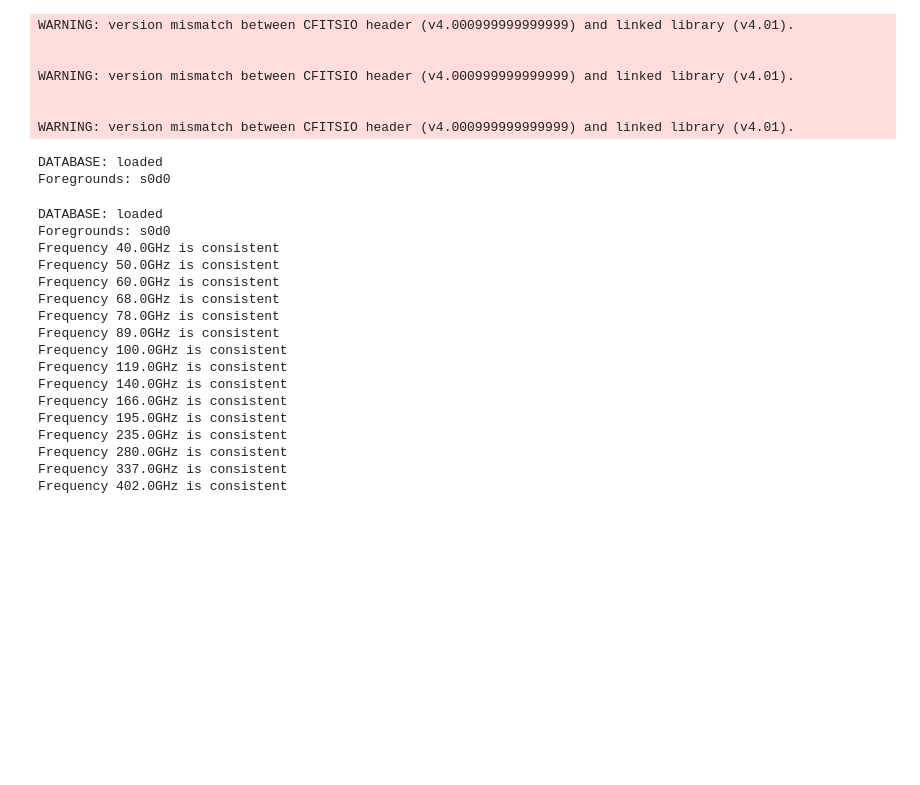
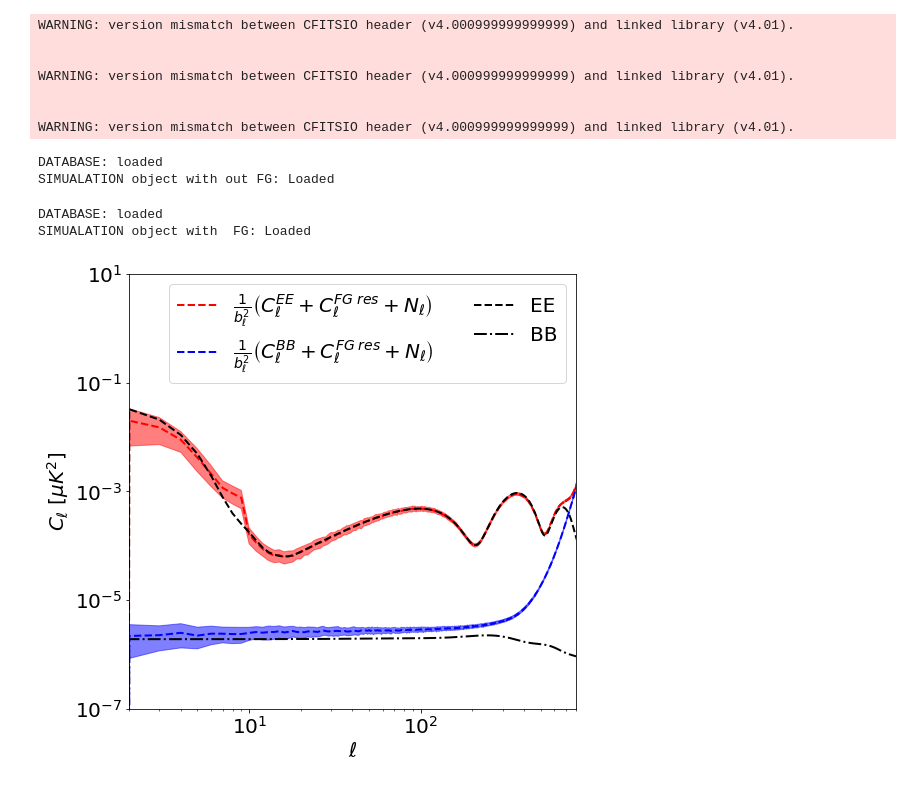
Before and after one commit to antolonappan/dell, a Jupyter notebook: Notebooks/simulation.ipynb, the cells around one changed output. Saved outputs shown, nothing was run; the diff lists cells and outputs as text; code cells hidden in the pictures; blank space fills up the shorter version.

```diff
--- a/Notebooks/simulation.ipynb
+++ b/Notebooks/simulation.ipynb
@@ -20,25 +21,18 @@ from simulation import ForeGround
 # %%
-ForeGround(fg_str='s0d0').make
+#ForeGround(fg_str='s0d0').make
-# %% [output]
-DATABASE: loaded
-Foregrounds: s0d0
 # %%
-ForeGround(fg_str='s0d0').test
+#ForeGround(fg_str='s0d0').test
-# %% [output]
-DATABASE: loaded
-Foregrounds: s0d0
-Frequency 40.0GHz is consistent
-Frequency 50.0GHz is consistent
-Frequency 60.0GHz is consistent
-Frequency 68.0GHz is consistent
-Frequency 78.0GHz is consistent
-Frequency 89.0GHz is consistent
-Frequency 100.0GHz is consistent
-Frequency 119.0GHz is consistent
-Frequency 140.0GHz is consistent
-Frequency 166.0GHz is consistent
-Frequency 195.0GHz is consistent
-Frequency 235.0GHz is consistent
-Frequency 280.0GHz is consistent
-Frequency 337.0GHz is consistent
-Frequency 402.0GHz is consistent
+# %%
+sim0 = SimExperimentFG.from_ini('LB_FG0.ini')
+# %% [output]
+DATABASE: loaded
+SIMUALATION object with out FG: Loaded
+# %%
+sim1 = SimExperimentFG.from_ini('LB_FG1.ini')
+# %% [output]
+DATABASE: loaded
+SIMUALATION object with  FG: Loaded
+# %%
+sim1.plot_stat()
+# %% [output]
+[figure, added]
```
Also changed, not shown: parts of 1 cell of this notebook, 4 other files.
